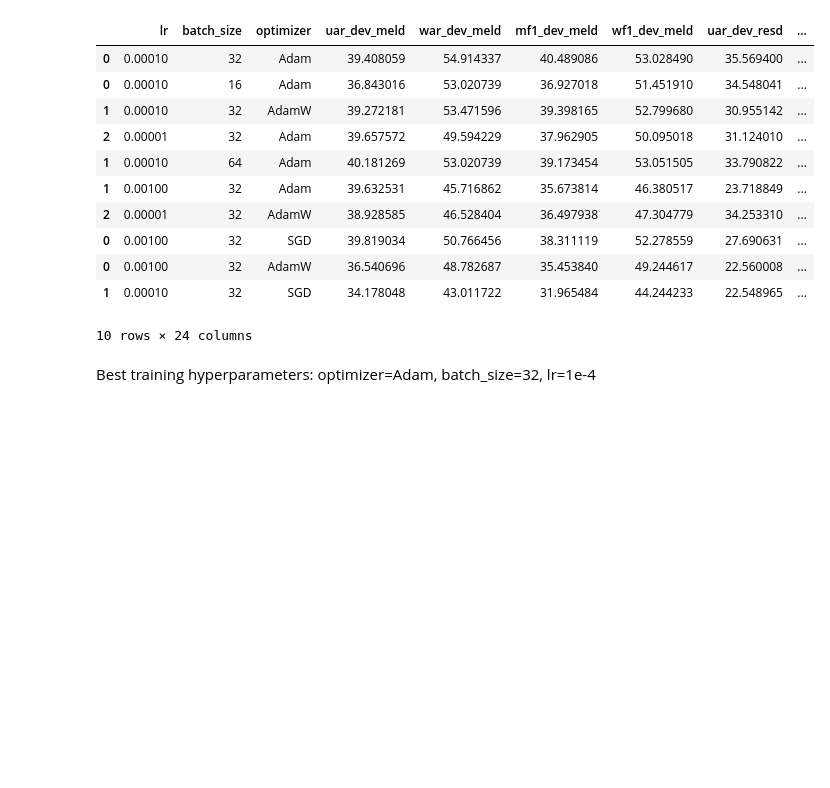
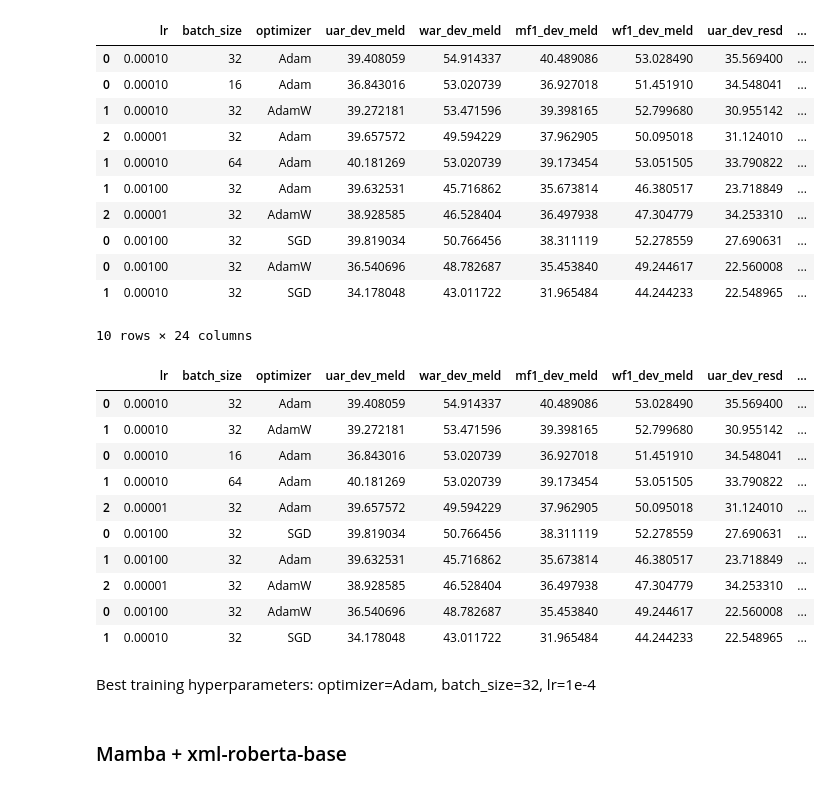
Before and after one commit to LEYA-HSE/BiBiER, a Jupyter notebook: text-based_experiments/Mamba_experiments.ipynb, the cells around one changed output. Drawn from its saved outputs; the diff is of its cells as text; code cells hidden in the pictures; blank space fills up the shorter version.

```diff
--- a/text-based_experiments/Mamba_experiments.ipynb
+++ b/text-based_experiments/Mamba_experiments.ipynb
@@ -27,6 +27,7 @@ import gc
 from sklearn.metrics import recall_score
 from sklearn.metrics import f1_score
 from sklearn.metrics import accuracy_score
+pd.set_option('display.max_columns', None)
 # %%
 device = torch.device("cuda" if torch.cuda.is_available() else "cpu")
 # %% [markdown]
@@ -119,7 +120,7 @@ class Embedding():
 
     def get_embeddings(self, X):
         if self.pooling is None:
-            if self.model_name == 'canine-c_emb':
+            if self.model_name == 'canine-c':
                 max_len = 329
             else:
                 max_len = 95
@@ -1119,5 +1120,31 @@ df.sort_values(['average_test_resd', 'average_test_meld'] , ascending=False)
 | 0 | 0.00100 | 32 | AdamW | 36.540696 | 48.782687 | 35.453840 | 49.244617 | 22.560008 | ... |
 | 1 | 0.00010 | 32 | SGD | 34.178048 | 43.011722 | 31.965484 | 44.244233 | 22.548965 | ... |
 10 rows × 24 columns
+# %%
+columns = ["lr", "batch_size", "optimizer", "uar_dev_meld", "war_dev_meld", "mf1_dev_meld", "wf1_dev_meld", "uar_dev_resd", "war_dev_resd", "mf1_dev_resd", "wf1_dev_resd", "uar_test_meld", "war_test_meld", "mf1_test_meld", "wf1_test_meld", "uar_test_resd", "war_test_resd", "mf1_test_resd", "wf1_test_resd", "путь"]
+df = pd.concat([pd.read_csv(os.path.join(PATH_TO_MODEL, "result_Adam_32_lr_.csv"), index_col=0), pd.read_csv(os.path.join(PATH_TO_MODEL, "result_AdamW_32_lr.csv"), index_col=0), pd.read_csv(os.path.join(PATH_TO_MODEL, "result_SGD_32_lr.csv"), index_col=0), pd.read_csv(os.path.join(PATH_TO_MODEL, "result_batch_size.csv"), index_col=0)])
+df.columns=columns
+# %%
+df['average_dev_meld'] = (df['uar_dev_meld'] + df['war_dev_meld'] + df['mf1_dev_meld'] + df['wf1_dev_meld']) / 4.0
+df['average_dev_resd'] = (df['uar_dev_resd'] + df['war_dev_resd'] + df['mf1_dev_resd'] + df['wf1_dev_resd']) / 4.0
+df['average_test_meld'] = (df['uar_test_meld'] + df['war_test_meld'] + df['mf1_test_meld'] + df['wf1_test_meld']) / 4.0
+df['average_test_resd'] = (df['uar_test_resd'] + df['war_test_resd'] + df['mf1_test_resd'] + df['wf1_test_resd']) / 4.0
+df['avg'] = (df['uar_test_meld'] + df['war_test_meld'] + df['mf1_test_meld'] + df['wf1_test_meld'] + df['uar_test_resd'] + df['war_test_resd'] + df['mf1_test_resd'] + df['wf1_test_resd']) / 8.0
+# %%
+df.sort_values('avg', ascending=False)
+# %% [output]
+|  | lr | batch_size | optimizer | uar_dev_meld | war_dev_meld | mf1_dev_meld | wf1_dev_meld | uar_dev_resd | ... |
+| 0 | 0.00010 | 32 | Adam | 39.408059 | 54.914337 | 40.489086 | 53.028490 | 35.569400 | ... |
+| 1 | 0.00010 | 32 | AdamW | 39.272181 | 53.471596 | 39.398165 | 52.799680 | 30.955142 | ... |
+| 0 | 0.00010 | 16 | Adam | 36.843016 | 53.020739 | 36.927018 | 51.451910 | 34.548041 | ... |
+| 1 | 0.00010 | 64 | Adam | 40.181269 | 53.020739 | 39.173454 | 53.051505 | 33.790822 | ... |
+| 2 | 0.00001 | 32 | Adam | 39.657572 | 49.594229 | 37.962905 | 50.095018 | 31.124010 | ... |
+| 0 | 0.00100 | 32 | SGD | 39.819034 | 50.766456 | 38.311119 | 52.278559 | 27.690631 | ... |
+| 1 | 0.00100 | 32 | Adam | 39.632531 | 45.716862 | 35.673814 | 46.380517 | 23.718849 | ... |
+| 2 | 0.00001 | 32 | AdamW | 38.928585 | 46.528404 | 36.497938 | 47.304779 | 34.253310 | ... |
+| 0 | 0.00100 | 32 | AdamW | 36.540696 | 48.782687 | 35.453840 | 49.244617 | 22.560008 | ... |
+| 1 | 0.00010 | 32 | SGD | 34.178048 | 43.011722 | 31.965484 | 44.244233 | 22.548965 | ... |
 # %% [markdown]
 Best training hyperparameters: optimizer=Adam, batch_size=32, lr=1e-4
+# %% [markdown]
+### Mamba + xml-roberta-base
```
Also changed, not shown: parts of 22 cells of this notebook, 2 other files.
